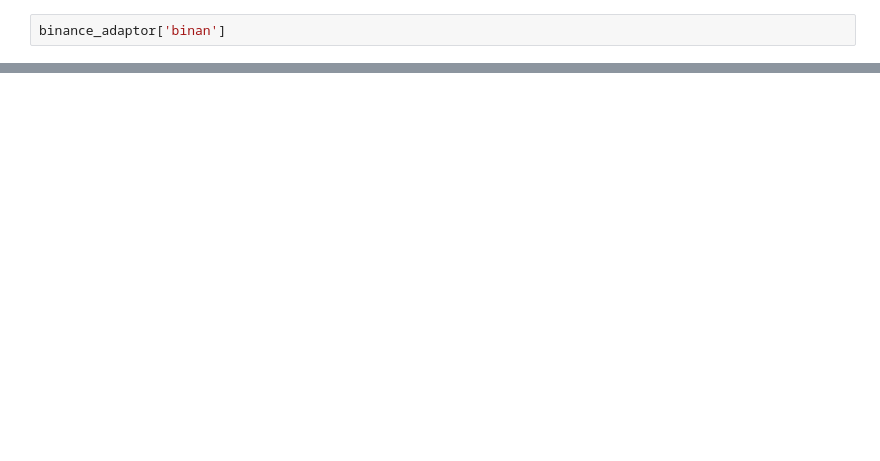
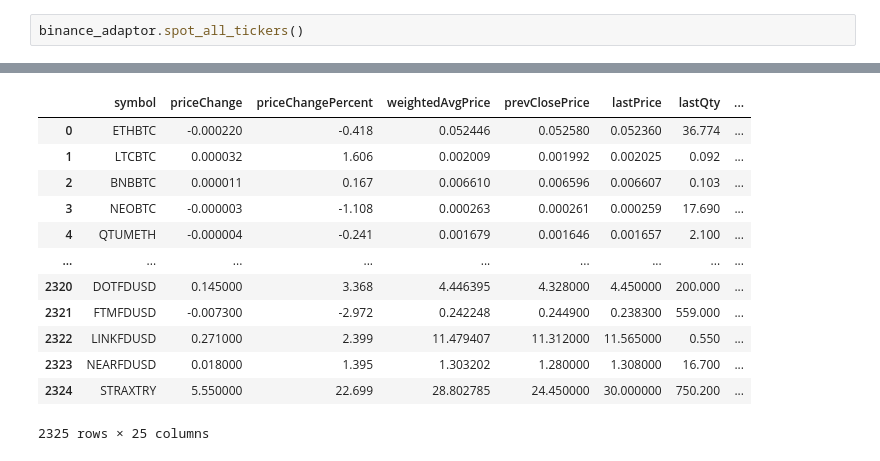
Before and after one commit to charlie115/act, a Jupyter notebook: exchange_plugin/test_plugins.ipynb, the cells around one changed output, grey strips where cells are left out. Cells and saved outputs as stored; diff of their text form; blank space fills up the shorter version.

```diff
--- a/exchange_plugin/test_plugins.ipynb
+++ b/exchange_plugin/test_plugins.ipynb
@@ -101,2 +34,3 @@ def spot_all_tickers(binance_adaptor):
 # %%
-binance_adaptor['binan']
+binance_adaptor.spot_all_tickers()
+# %% [output]
@@ -102,0 +38,13 @@ binance_adaptor['binan']
+|  | symbol | priceChange | priceChangePercent | weightedAvgPrice | prevClosePrice | lastPrice | lastQty | ... |
+| 0 | ETHBTC | -0.000220 | -0.418 | 0.052446 | 0.052580 | 0.052360 | 36.774 | ... |
+| 1 | LTCBTC | 0.000032 | 1.606 | 0.002009 | 0.001992 | 0.002025 | 0.092 | ... |
+| 2 | BNBBTC | 0.000011 | 0.167 | 0.006610 | 0.006596 | 0.006607 | 0.103 | ... |
+| 3 | NEOBTC | -0.000003 | -1.108 | 0.000263 | 0.000261 | 0.000259 | 17.690 | ... |
+| 4 | QTUMETH | -0.000004 | -0.241 | 0.001679 | 0.001646 | 0.001657 | 2.100 | ... |
+| ... | ... | ... | ... | ... | ... | ... | ... | ... |
+| 2320 | DOTFDUSD | 0.145000 | 3.368 | 4.446395 | 4.328000 | 4.450000 | 200.000 | ... |
+| 2321 | FTMFDUSD | -0.007300 | -2.972 | 0.242248 | 0.244900 | 0.238300 | 559.000 | ... |
+| 2322 | LINKFDUSD | 0.271000 | 2.399 | 11.479407 | 11.312000 | 11.565000 | 0.550 | ... |
+| 2323 | NEARFDUSD | 0.018000 | 1.395 | 1.303202 | 1.280000 | 1.308000 | 16.700 | ... |
+| 2324 | STRAXTRY | 5.550000 | 22.699 | 28.802785 | 24.450000 | 30.000000 | 750.200 | ... |
+2325 rows × 25 columns
```
Also changed, not shown: parts of 33 cells of this notebook, 24 other files.
